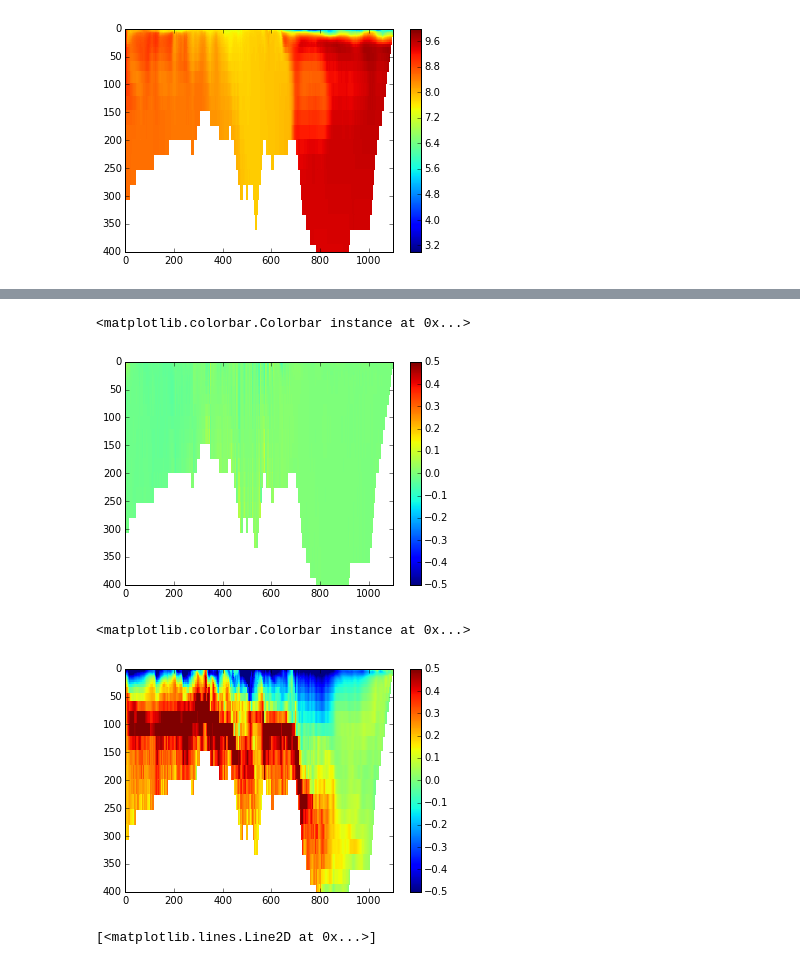
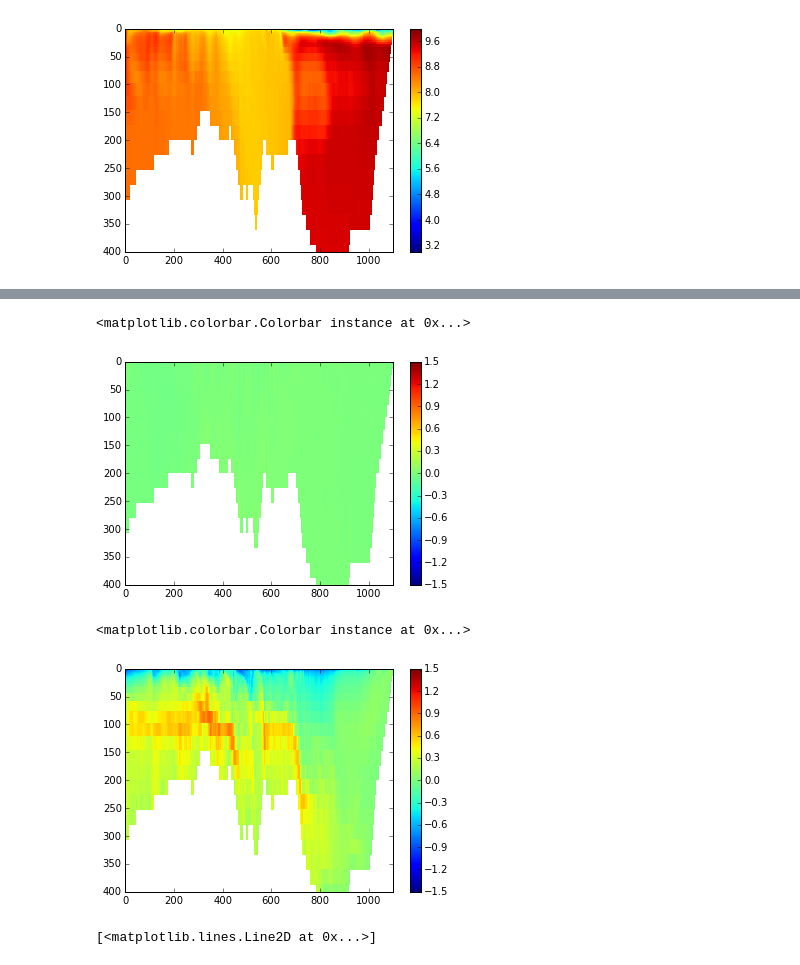
Before and after one commit to SalishSeaCast/2d-domain, a Jupyter notebook: analysis/3.6 Test.ipynb, the cells around one changed output, grey strips where cells are left out. Saved outputs shown, nothing was run; the diff lists cells and outputs as text; code cells hidden in the pictures.

```diff
--- a/analysis/3.6 Test.ipynb
+++ b/analysis/3.6 Test.ipynb
@@ -82,13 +90,13 @@ plt.colorbar()
 # %%
 t=0
-umin=-.5
-umax=0.5
+umin=-1.5
+umax=1.5
 plt.pcolormesh(np.arange(0,U.shape[3]),depsU,U[t,:,y,:],vmin=umin,vmax=umax)
 plt.axis([0,1100,400,0])
 plt.colorbar()
 # %% [output]
 <matplotlib.colorbar.Colorbar instance at 0x...>
-[figure, old version]
+[figure, new version]
 # %%
 t=-1
 plt.pcolormesh(np.arange(0,U.shape[3]),depsU,U[t,:,y,:],vmin=umin,vmax=umax)
@@ -96,7 +104,7 @@ plt.axis([0,1100,400,0])
 plt.colorbar()
 # %% [output]
 <matplotlib.colorbar.Colorbar instance at 0x...>
-[figure, old version]
+[figure, new version]
 # %%
 plt.plot(ssh[:,y,10])
 # %% [output]
```
Also changed, not shown: parts of 7 cells of this notebook, 23 other files.
